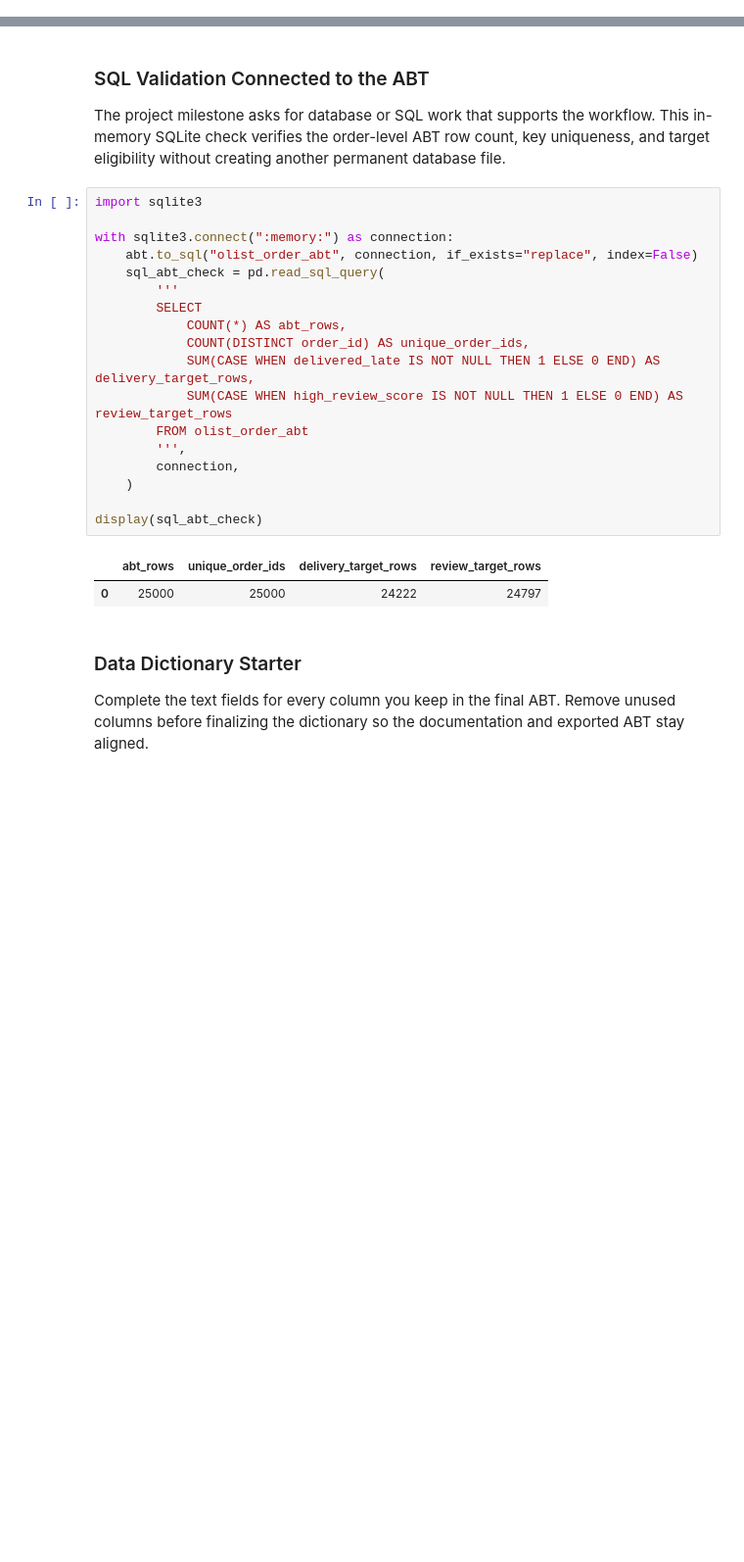
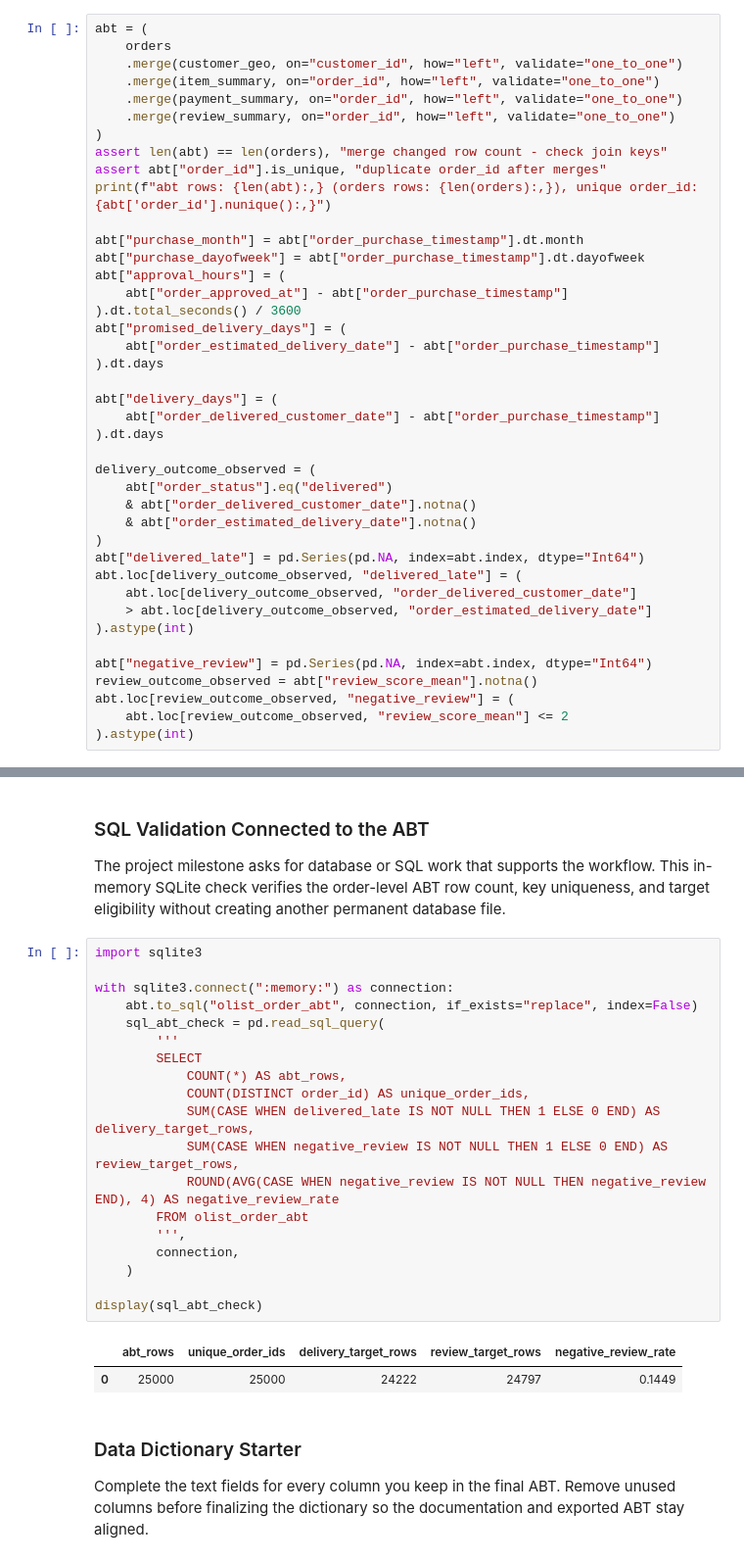
Before and after one commit to atul-utsa/ban6003-final_project-option_2, a Jupyter notebook: notebooks/olist_project_starter.ipynb, the cells around one changed output, grey strips where cells are left out. Shown at 98% size. Saved outputs shown, nothing was run; the diff lists cells and outputs as text; blank space fills up the shorter version.

```diff
--- a/notebooks/olist_project_starter.ipynb
+++ b/notebooks/olist_project_starter.ipynb
@@ -608,0 +545,41 @@ display(abt.isna().mean().sort_values(ascending=False).head(15).to_frame("missin
+# %%
+abt = (
+    orders
+    .merge(customer_geo, on="customer_id", how="left", validate="one_to_one")
+    .merge(item_summary, on="order_id", how="left", validate="one_to_one")
+    .merge(payment_summary, on="order_id", how="left", validate="one_to_one")
+    .merge(review_summary, on="order_id", how="left", validate="one_to_one")
+)
+assert len(abt) == len(orders), "merge changed row count - check join keys"
+assert abt["order_id"].is_unique, "duplicate order_id after merges"
+print(f"abt rows: {len(abt):,} (orders rows: {len(orders):,}), unique order_id: {abt['order_id'].nunique():,}")
+
+abt["purchase_month"] = abt["order_purchase_timestamp"].dt.month
+abt["purchase_dayofweek"] = abt["order_purchase_timestamp"].dt.dayofweek
+abt["approval_hours"] = (
+    abt["order_approved_at"] - abt["order_purchase_timestamp"]
+).dt.total_seconds() / 3600
+abt["promised_delivery_days"] = (
+    abt["order_estimated_delivery_date"] - abt["order_purchase_timestamp"]
+).dt.days
+
+abt["delivery_days"] = (
+    abt["order_delivered_customer_date"] - abt["order_purchase_timestamp"]
+).dt.days
+
+delivery_outcome_observed = (
+    abt["order_status"].eq("delivered")
+    & abt["order_delivered_customer_date"].notna()
+    & abt["order_estimated_delivery_date"].notna()
+)
+abt["delivered_late"] = pd.Series(pd.NA, index=abt.index, dtype="Int64")
+abt.loc[delivery_outcome_observed, "delivered_late"] = (
+    abt.loc[delivery_outcome_observed, "order_delivered_customer_date"]
+    > abt.loc[delivery_outcome_observed, "order_estimated_delivery_date"]
+).astype(int)
+
+abt["negative_review"] = pd.Series(pd.NA, index=abt.index, dtype="Int64")
+review_outcome_observed = abt["review_score_mean"].notna()
+abt.loc[review_outcome_observed, "negative_review"] = (
+    abt.loc[review_outcome_observed, "review_score_mean"] <= 2
+).astype(int)
@@ -613,24 +643,25 @@ The project milestone asks for database or SQL work that supports the workflow.
 # %%
 import sqlite3
 
 with sqlite3.connect(":memory:") as connection:
     abt.to_sql("olist_order_abt", connection, if_exists="replace", index=False)
     sql_abt_check = pd.read_sql_query(
         '''
         SELECT
             COUNT(*) AS abt_rows,
             COUNT(DISTINCT order_id) AS unique_order_ids,
             SUM(CASE WHEN delivered_late IS NOT NULL THEN 1 ELSE 0 END) AS delivery_target_rows,
-            SUM(CASE WHEN high_review_score IS NOT NULL THEN 1 ELSE 0 END) AS review_target_rows
+            SUM(CASE WHEN negative_review IS NOT NULL THEN 1 ELSE 0 END) AS review_target_rows,
+            ROUND(AVG(CASE WHEN negative_review IS NOT NULL THEN negative_review END), 4) AS negative_review_rate
         FROM olist_order_abt
         ''',
         connection,
     )
 
 display(sql_abt_check)
 # %% [output]
-|  | abt_rows | unique_order_ids | delivery_target_rows | review_target_rows |
-| 0 | 25000 | 25000 | 24222 | 24797 |
+|  | abt_rows | unique_order_ids | delivery_target_rows | review_target_rows | negative_review_rate |
+| 0 | 25000 | 25000 | 24222 | 24797 | 0.1449 |
 # %% [markdown]
 ### Data Dictionary Starter
 
```
Also changed, not shown: parts of 6 cells of this notebook.
